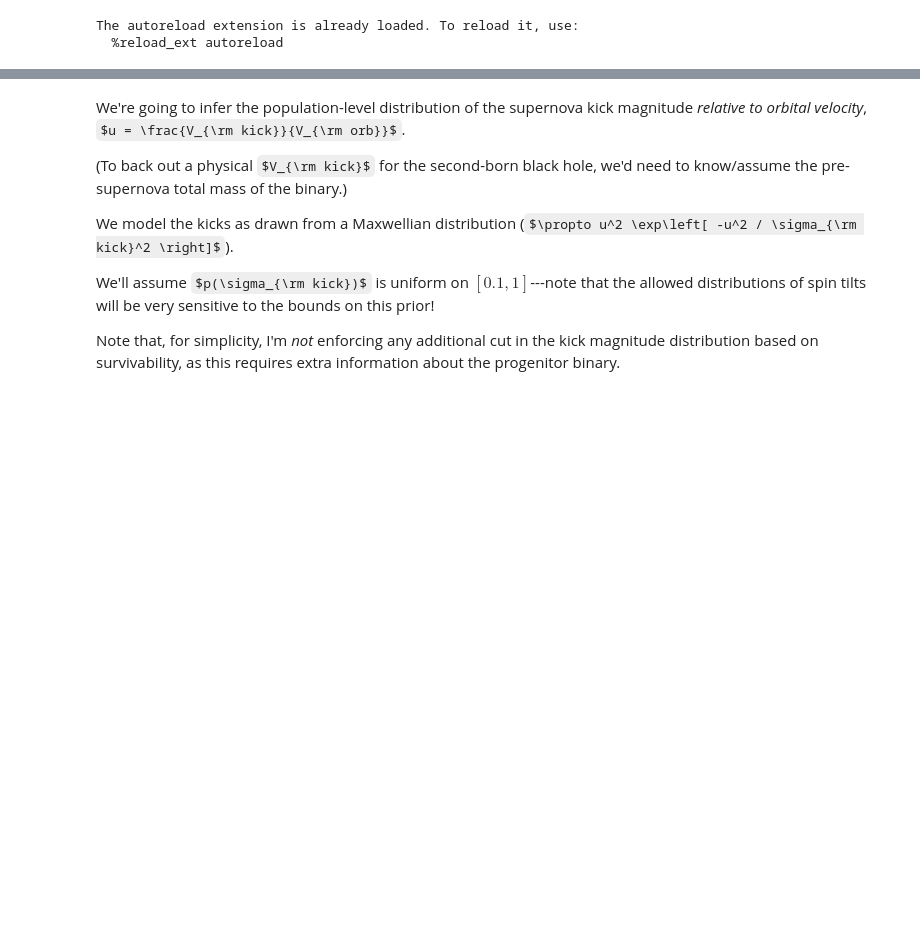
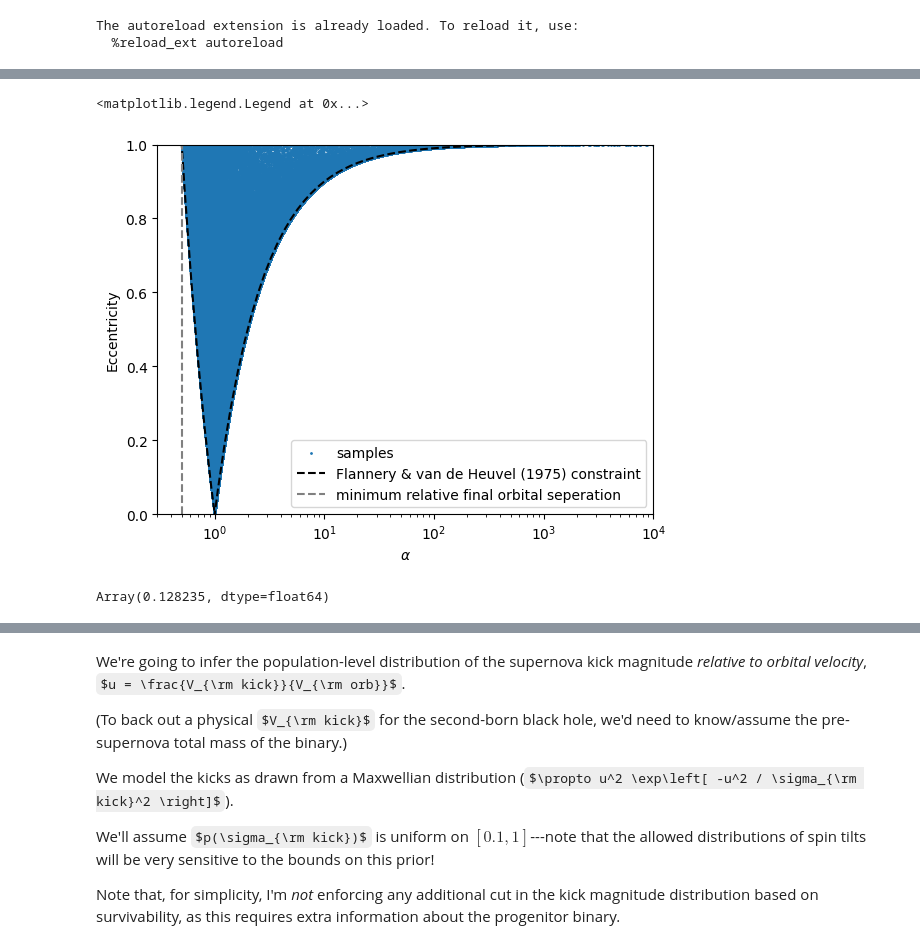
Before and after one commit to noahewolfe/tilts-and-kicks, a Jupyter notebook: code/01-inference-with-survival.ipynb, the cells around one changed output, grey strips where cells are left out. Cells and saved outputs as stored; diff of their text form; code cells hidden in the pictures; some formulas as TeX source; blank space fills up the shorter version.

```diff
--- a/code/01-inference-with-survival.ipynb
+++ b/code/01-inference-with-survival.ipynb
@@ -49,7 +55,7 @@ def remnant_mass_golomb2023(mprog, mbhmax, mturnover):
         jnp.array([mturnover, 2 * mbhmax - mturnover]),
         jnp.array([
             mprog,
-            (mprog - 2 * mbhmax + mturnover)**2 / 4 / (mturnover - mbhmax),
+            mbhmax + (mprog - 2 * mbhmax + mturnover)**2 / 4 / (mturnover - mbhmax),
             0.0
         ])
-    )
+    )(mprog)
@@ -143,0 +290,34 @@ SyntaxError: invalid syntax (52343295.py, line 25)
+# %%
+samples = jax.vmap(lambda k: get_sample(k, parameters))(split(jax.random.key(1), 1_000_000))
+# %%
+mask = samples['alpha'] > 0
+
+fig, ax = plt.subplots()
+ax.scatter(
+    samples['alpha'][mask],
+    samples['ecc'][mask],
+    s=1,
+    label='samples'
+)
+
+xs = jnp.logspace(-1, 5, 100)
+
+ys = 1 / xs - 1
+ax.plot(xs, ys, color='black', linestyle='--', label='Flannery & van de Heuvel (1975) constraint')
+
+ys = 1 - 1 / xs
+ax.plot(xs, ys, color='black', linestyle='--')
+
+ax.axvline(x=0.5, color='grey', linestyle='--', label='minimum relative final orbital seperation')
+
+ax.set_xlabel(r'$\alpha$')
+ax.set_ylabel(r'Eccentricity')
+ax.semilogx()
+
+ax.set_ylim(0, 1)
+ax.set_xlim(0.3, 1e4)
+
+ax.legend()
+# %% [output]
+<matplotlib.legend.Legend at 0x...>
+[figure, added]
@@ -143,0 +326,4 @@ SyntaxError: invalid syntax (52343295.py, line 25)
+# %%
+jnp.sum(mask) / len(mask)
+# %% [output]
+Array(0.128235, dtype=float64)
```
Also changed, not shown: parts of 20 cells of this notebook, 2 other files.
